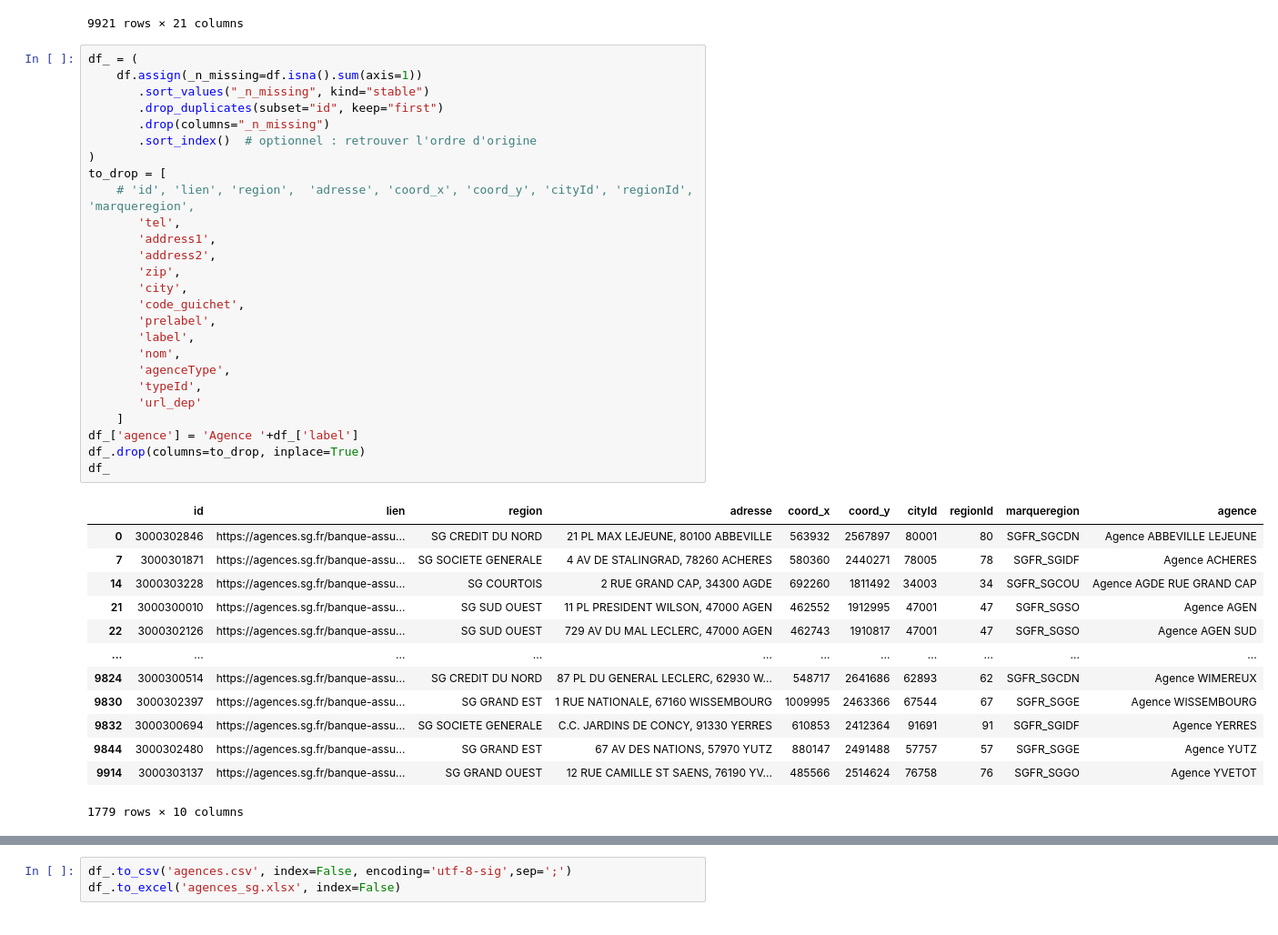
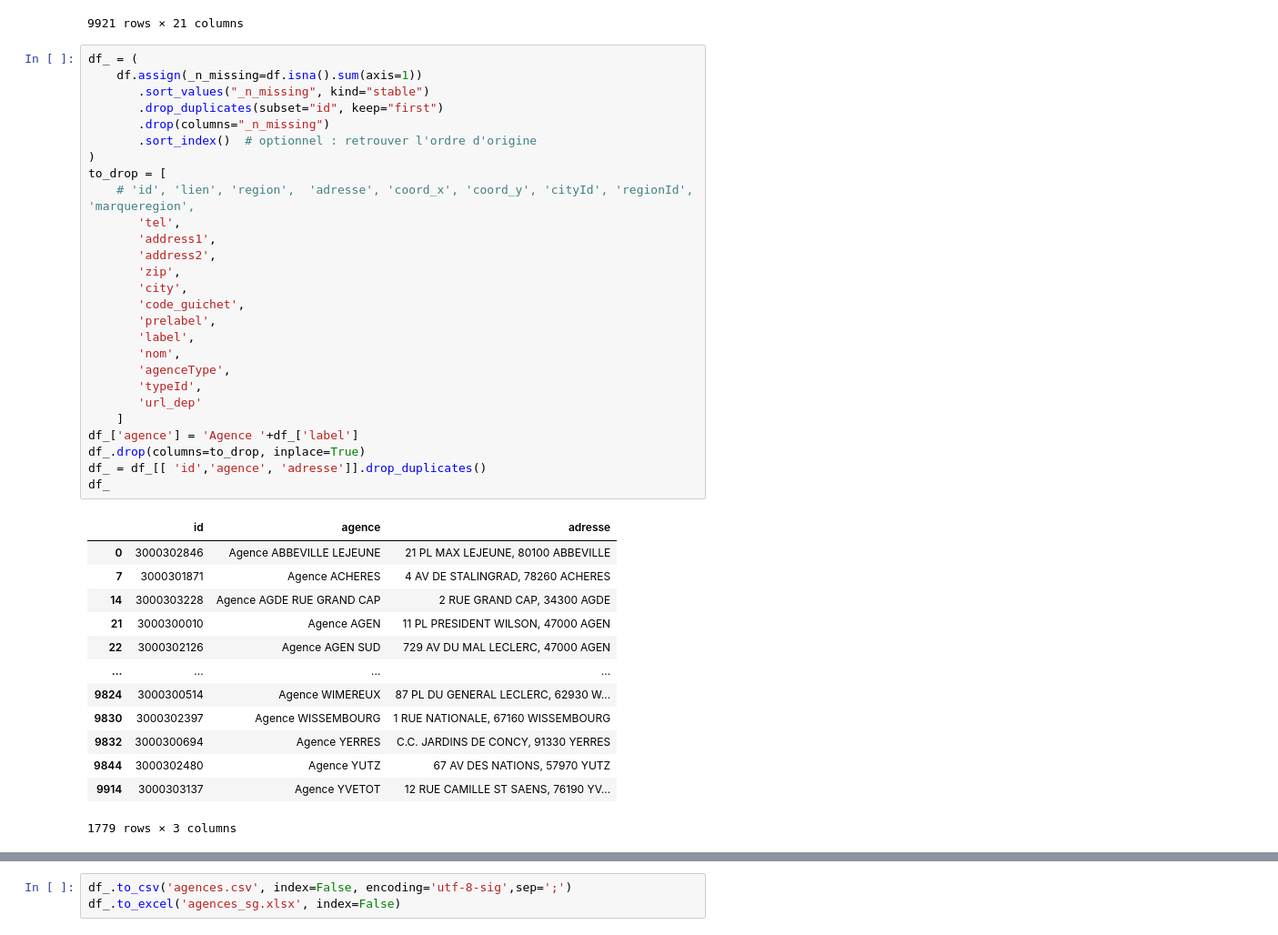
Before and after one commit to rimmansour/ssa, a Jupyter notebook: notebook.ipynb, the cells around one changed output, grey strips where cells are left out. Shown at 91% size. Saved outputs shown, nothing was run; the diff lists cells and outputs as text.

```diff
--- a/notebook.ipynb
+++ b/notebook.ipynb
@@ -36,40 +36,41 @@ df
 # %%
 df_ = (
     df.assign(_n_missing=df.isna().sum(axis=1))
        .sort_values("_n_missing", kind="stable")
        .drop_duplicates(subset="id", keep="first")
        .drop(columns="_n_missing")
        .sort_index()  # optionnel : retrouver l'ordre d'origine
 )
 to_drop = [
     # 'id', 'lien', 'region',  'adresse', 'coord_x', 'coord_y', 'cityId', 'regionId', 'marqueregion',
        'tel',
        'address1',
        'address2',
        'zip',
        'city',
        'code_guichet',
        'prelabel',
        'label',
        'nom',
        'agenceType',
        'typeId',
        'url_dep'
     ]
 df_['agence'] = 'Agence '+df_['label']
 df_.drop(columns=to_drop, inplace=True)
+df_ = df_[[ 'id','agence', 'adresse']].drop_duplicates()
 df_
 # %% [output]
-|  | id | lien | region | adresse | coord_x | coord_y | cityId | regionId | marqueregion | agence |
-| 0 | 3000302846 | https://agences.sg.fr/banque-assu... | SG CREDIT DU NORD | 21 PL MAX LEJEUNE, 80100 ABBEVILLE | 563932 | 2567897 | 80001 | 80 | SGFR_SGCDN | Agence ABBEVILLE LEJEUNE |
-| 7 | 3000301871 | https://agences.sg.fr/banque-assu... | SG SOCIETE GENERALE | 4 AV DE STALINGRAD, 78260 ACHERES | 580360 | 2440271 | 78005 | 78 | SGFR_SGIDF | Agence ACHERES |
-| 14 | 3000303228 | https://agences.sg.fr/banque-assu... | SG COURTOIS | 2 RUE GRAND CAP, 34300 AGDE | 692260 | 1811492 | 34003 | 34 | SGFR_SGCOU | Agence AGDE RUE GRAND CAP |
-| 21 | 3000300010 | https://agences.sg.fr/banque-assu... | SG SUD OUEST | 11 PL PRESIDENT WILSON, 47000 AGEN | 462552 | 1912995 | 47001 | 47 | SGFR_SGSO | Agence AGEN |
-| 22 | 3000302126 | https://agences.sg.fr/banque-assu... | SG SUD OUEST | 729 AV DU MAL LECLERC, 47000 AGEN | 462743 | 1910817 | 47001 | 47 | SGFR_SGSO | Agence AGEN SUD |
-| ... | ... | ... | ... | ... | ... | ... | ... | ... | ... | ... |
-| 9824 | 3000300514 | https://agences.sg.fr/banque-assu... | SG CREDIT DU NORD | 87 PL DU GENERAL LECLERC, 62930 W... | 548717 | 2641686 | 62893 | 62 | SGFR_SGCDN | Agence WIMEREUX |
-| 9830 | 3000302397 | https://agences.sg.fr/banque-assu... | SG GRAND EST | 1 RUE NATIONALE, 67160 WISSEMBOURG | 1009995 | 2463366 | 67544 | 67 | SGFR_SGGE | Agence WISSEMBOURG |
-| 9832 | 3000300694 | https://agences.sg.fr/banque-assu... | SG SOCIETE GENERALE | C.C. JARDINS DE CONCY, 91330 YERRES | 610853 | 2412364 | 91691 | 91 | SGFR_SGIDF | Agence YERRES |
-| 9844 | 3000302480 | https://agences.sg.fr/banque-assu... | SG GRAND EST | 67 AV DES NATIONS, 57970 YUTZ | 880147 | 2491488 | 57757 | 57 | SGFR_SGGE | Agence YUTZ |
-| 9914 | 3000303137 | https://agences.sg.fr/banque-assu... | SG GRAND OUEST | 12 RUE CAMILLE ST SAENS, 76190 YV... | 485566 | 2514624 | 76758 | 76 | SGFR_SGGO | Agence YVETOT |
+|  | id | agence | adresse |
+| 0 | 3000302846 | Agence ABBEVILLE LEJEUNE | 21 PL MAX LEJEUNE, 80100 ABBEVILLE |
+| 7 | 3000301871 | Agence ACHERES | 4 AV DE STALINGRAD, 78260 ACHERES |
+| 14 | 3000303228 | Agence AGDE RUE GRAND CAP | 2 RUE GRAND CAP, 34300 AGDE |
+| 21 | 3000300010 | Agence AGEN | 11 PL PRESIDENT WILSON, 47000 AGEN |
+| 22 | 3000302126 | Agence AGEN SUD | 729 AV DU MAL LECLERC, 47000 AGEN |
+| ... | ... | ... | ... |
+| 9824 | 3000300514 | Agence WIMEREUX | 87 PL DU GENERAL LECLERC, 62930 W... |
+| 9830 | 3000302397 | Agence WISSEMBOURG | 1 RUE NATIONALE, 67160 WISSEMBOURG |
+| 9832 | 3000300694 | Agence YERRES | C.C. JARDINS DE CONCY, 91330 YERRES |
+| 9844 | 3000302480 | Agence YUTZ | 67 AV DES NATIONS, 57970 YUTZ |
+| 9914 | 3000303137 | Agence YVETOT | 12 RUE CAMILLE ST SAENS, 76190 YV... |
-1779 rows × 10 columns
+1779 rows × 3 columns
```
Also changed, not shown: parts of 1 cell of this notebook, 1 other file.
